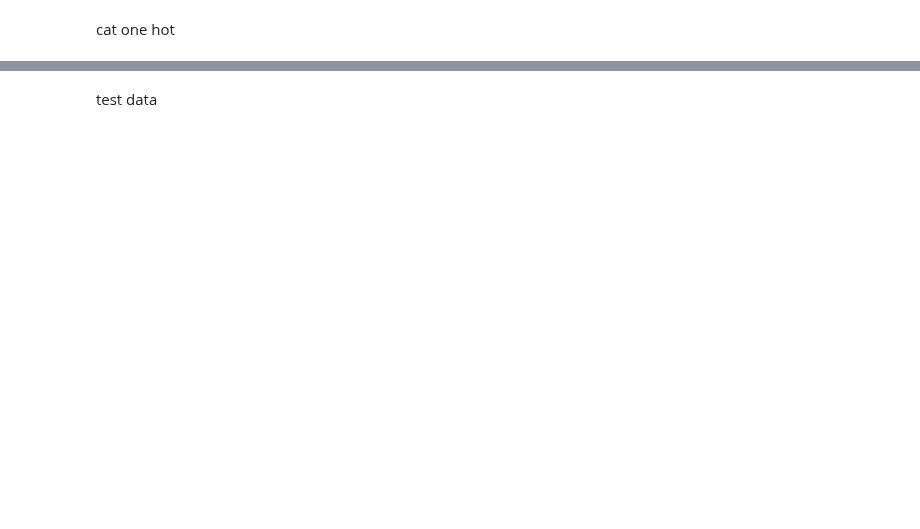
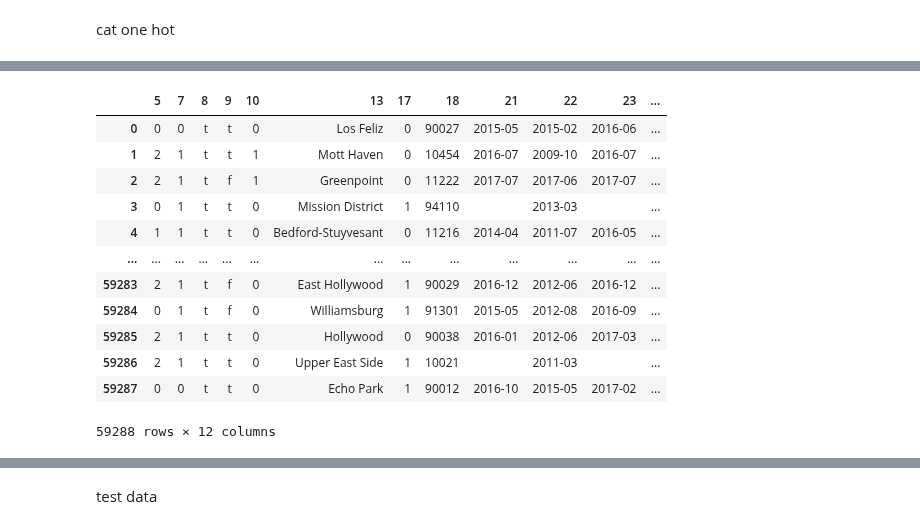
Before and after one commit to fyenne/tf24, a Jupyter notebook: minsu/minsu1.ipynb, the cells around one changed output, grey strips where cells are left out. Cells and saved outputs as stored; diff of their text form; code cells hidden in the pictures; blank space fills up the shorter version.

```diff
--- a/minsu/minsu1.ipynb
+++ b/minsu/minsu1.ipynb
@@ -184,0 +194,16 @@ cat one hot
+# %%
+train_cat_frame
+# %% [output]
+|  | 5 | 7 | 8 | 9 | 10 | 13 | 17 | 18 | 21 | 22 | 23 | ... |
+| 0 | 0 | 0 | t | t | 0 | Los Feliz | 0 | 90027 | 2015-05 | 2015-02 | 2016-06 | ... |
+| 1 | 2 | 1 | t | t | 1 | Mott Haven | 0 | 10454 | 2016-07 | 2009-10 | 2016-07 | ... |
+| 2 | 2 | 1 | t | f | 1 | Greenpoint | 0 | 11222 | 2017-07 | 2017-06 | 2017-07 | ... |
+| 3 | 0 | 1 | t | t | 0 | Mission District | 1 | 94110 |  | 2013-03 |  | ... |
+| 4 | 1 | 1 | t | t | 0 | Bedford-Stuyvesant | 0 | 11216 | 2014-04 | 2011-07 | 2016-05 | ... |
+| ... | ... | ... | ... | ... | ... | ... | ... | ... | ... | ... | ... | ... |
+| 59283 | 2 | 1 | t | f | 0 | East Hollywood | 1 | 90029 | 2016-12 | 2012-06 | 2016-12 | ... |
+| 59284 | 0 | 1 | t | f | 0 | Williamsburg | 1 | 91301 | 2015-05 | 2012-08 | 2016-09 | ... |
+| 59285 | 2 | 1 | t | t | 0 | Hollywood | 0 | 90038 | 2016-01 | 2012-06 | 2017-03 | ... |
+| 59286 | 2 | 1 | t | t | 0 | Upper East Side | 1 | 10021 |  | 2011-03 |  | ... |
+| 59287 | 0 | 0 | t | t | 0 | Echo Park | 1 | 90012 | 2016-10 | 2015-05 | 2017-02 | ... |
+59288 rows × 12 columns
```
Also changed, not shown: parts of 21 cells of this notebook, 1 other file.
